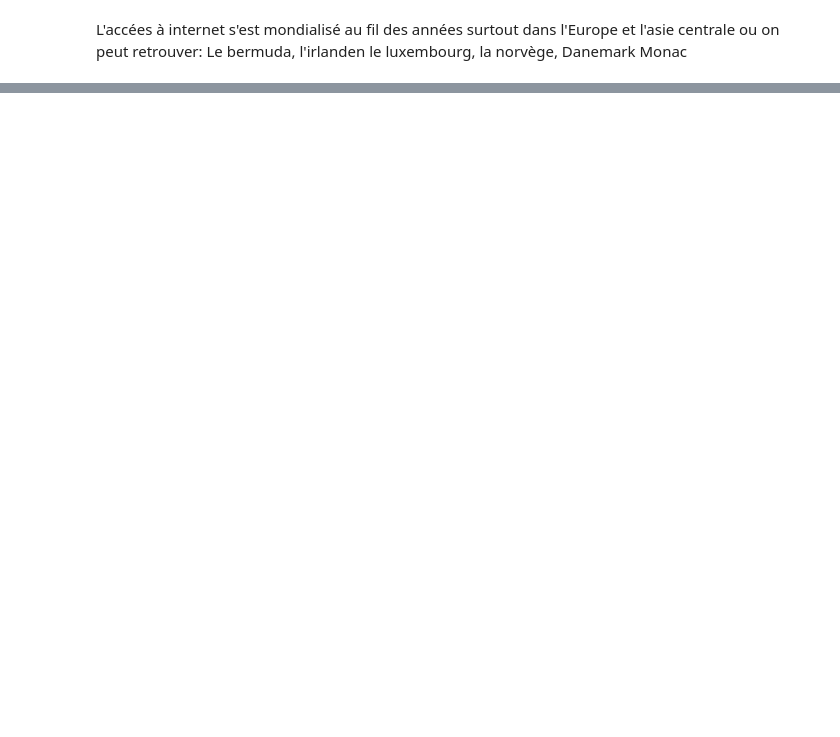
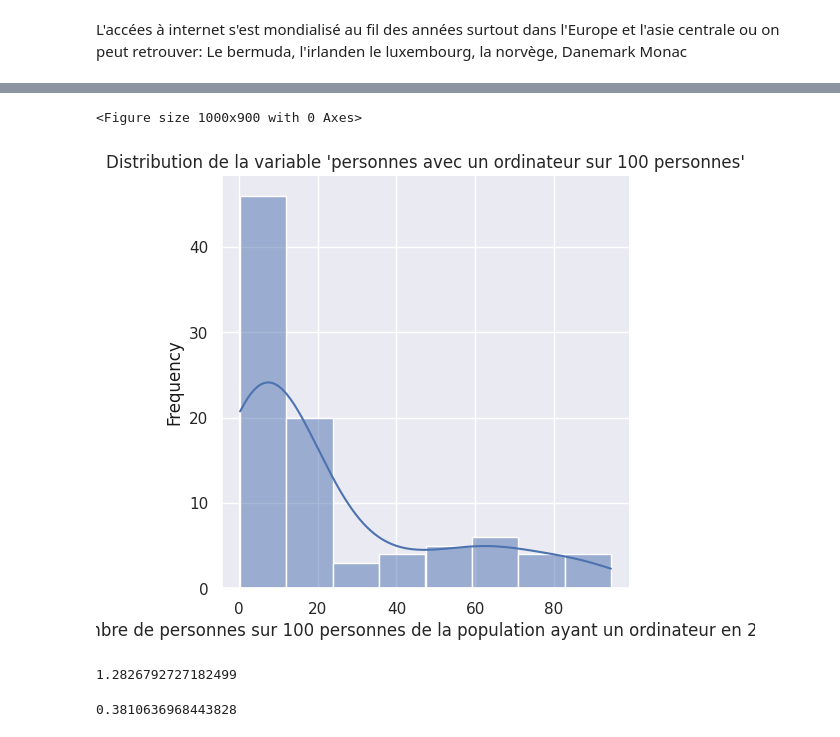
Before and after one commit to Hajoura91coding/Academy_expansion_correction, a Jupyter notebook: correction-expansion-project-academy.ipynb, the cells around one changed output, grey strips where cells are left out. Saved outputs shown, nothing was run; the diff lists cells and outputs as text; code cells hidden in the pictures; blank space fills up the shorter version.

```diff
--- a/correction-expansion-project-academy.ipynb
+++ b/correction-expansion-project-academy.ipynb
@@ -628,0 +627,14 @@ L'accées à internet s'est mondialisé au fil des années surtout dans l'Europe
+# %%
+PO = PopulationOrdinateur["2006"].dropna()
+hist(PO,'Nombre de personnes sur 100 personnes de la population ayant un ordinateur en 2006','Frequency',"Distribution de la variable 'personnes avec un ordinateur sur 100 personnes'")
+# %% [output]
+<Figure size 1000x900 with 0 Axes>
+[figure, added]
+# %%
+skew(PO, bias = False)
+# %% [output]
+1.2826792727182499
+# %%
+kurtosis(PO, bias = False)
+# %% [output]
+0.3810636968443828
```
Also changed, not shown: parts of 33 cells of this notebook.
